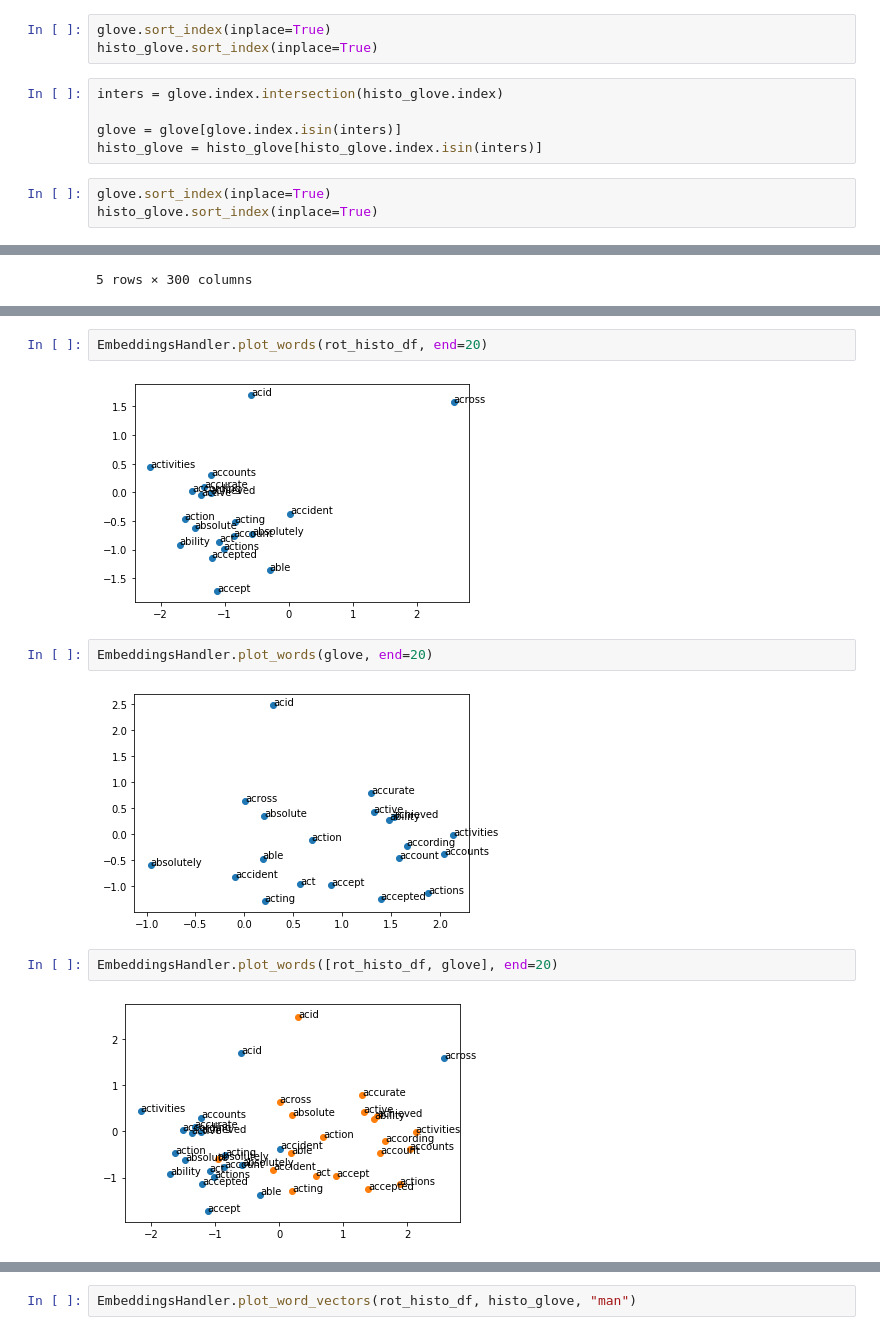
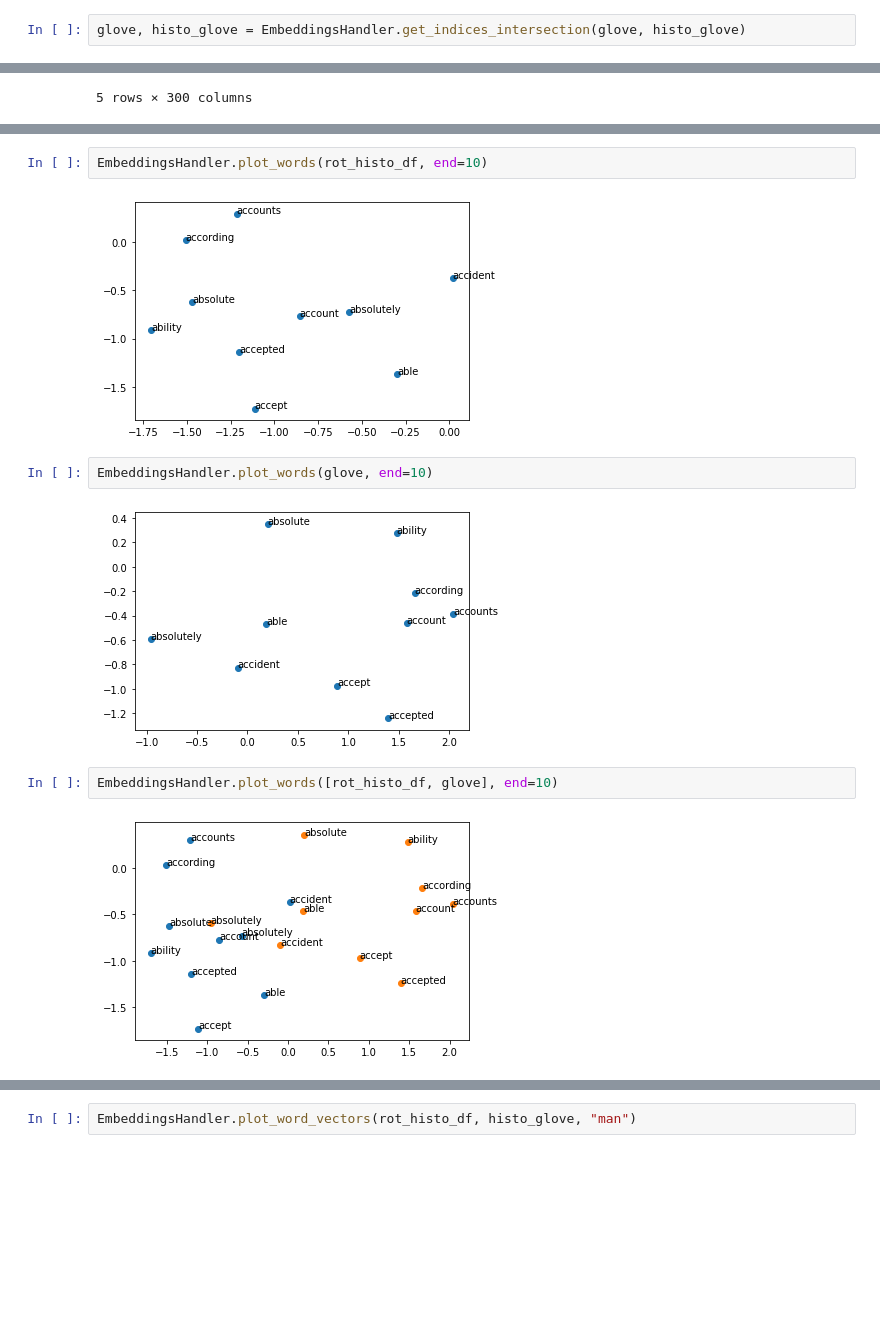
Before and after one commit to nicoloverardo/historical-events-detection, a Jupyter notebook: embcomp.ipynb, the cells around one changed output, grey strips where cells are left out. Cells and saved outputs as stored; diff of their text form; blank space fills up the shorter version.

```diff
--- a/embcomp.ipynb
+++ b/embcomp.ipynb
@@ -12,17 +12,8 @@ histo_glove.sort_index(inplace=True)
 # %%
 glove = EmbeddingsHandler.filter_indices(glove)
 histo_glove = EmbeddingsHandler.filter_indices(histo_glove)
-# %%
-glove.sort_index(inplace=True)
-histo_glove.sort_index(inplace=True)
-# %%
-inters = glove.index.intersection(histo_glove.index)
-
-glove = glove[glove.index.isin(inters)]
-histo_glove = histo_glove[histo_glove.index.isin(inters)]
-# %%
-glove.sort_index(inplace=True)
-histo_glove.sort_index(inplace=True)
+# %%
+glove, histo_glove = EmbeddingsHandler.get_indices_intersection(glove, histo_glove)
 # %%
 glove.head()
 # %% [output]
@@ -85,13 +76,13 @@ EmbeddingsHandler.plot_words(histo_glove, end=20)
 # %%
-EmbeddingsHandler.plot_words(rot_histo_df, end=20)
+EmbeddingsHandler.plot_words(rot_histo_df, end=10)
 # %% [output]
-[figure, old version]
+[figure, new version]
 # %%
-EmbeddingsHandler.plot_words(glove, end=20)
+EmbeddingsHandler.plot_words(glove, end=10)
 # %% [output]
-[figure, old version]
+[figure, new version]
 # %%
-EmbeddingsHandler.plot_words([rot_histo_df, glove], end=20)
+EmbeddingsHandler.plot_words([rot_histo_df, glove], end=10)
 # %% [output]
-[figure, old version]
+[figure, new version]
 # %%
```
Also changed, not shown: parts of 12 cells of this notebook, 1 other file.
